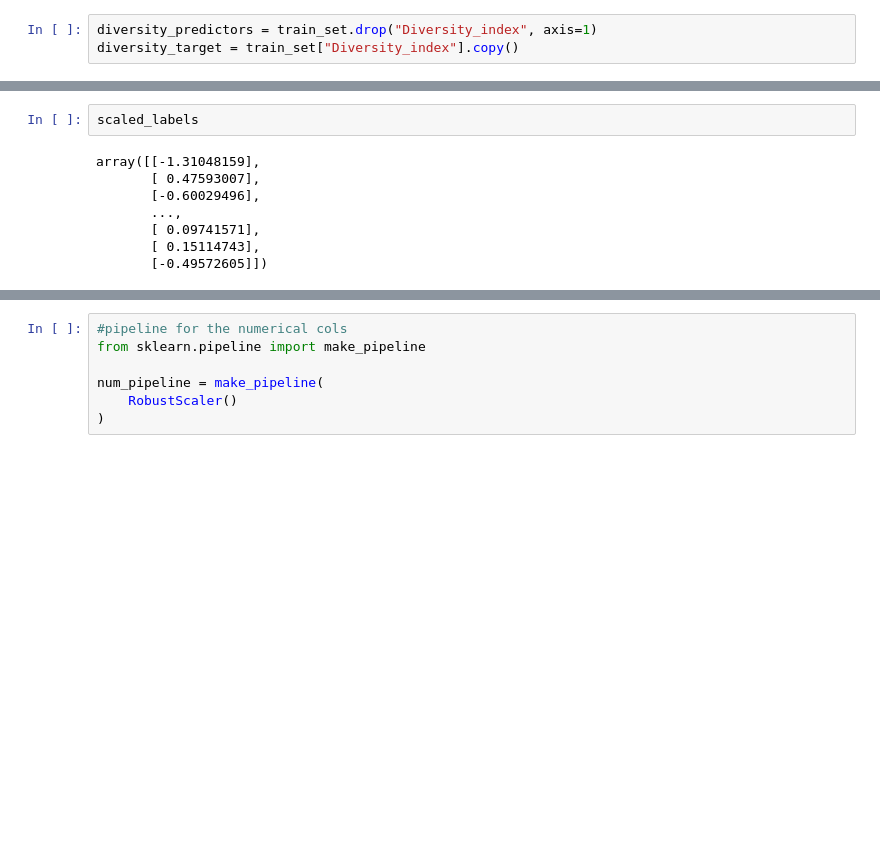
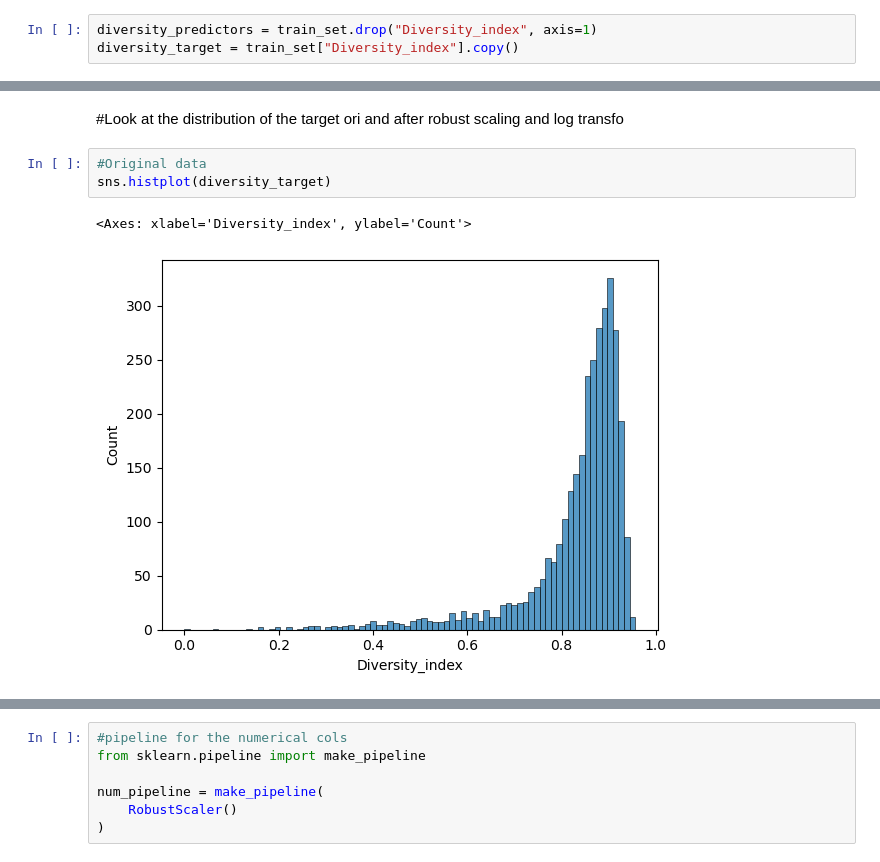
Before and after one commit to susmitha-ann/CoralReefFishSpeciesAssessment, a Jupyter notebook: ML_originaldata_createdfeat.ipynb, the cells around one changed output, grey strips where cells are left out. Saved outputs shown, nothing was run; the diff lists cells and outputs as text; blank space fills up the shorter version.

```diff
--- a/ML_originaldata_createdfeat.ipynb
+++ b/ML_originaldata_createdfeat.ipynb
@@ -938,10 +956,8 @@ predictions = target_scaler.inverse_transform(scaled_predictions)
-# %%
-scaled_labels
-# %% [output]
-array([[-1.31048159],
-       [ 0.47593007],
-       [-0.60029496],
-       ...,
-       [ 0.09741571],
-       [ 0.15114743],
-       [-0.49572605]])
+# %% [markdown]
+#Look at the distribution of the target ori and after robust scaling and log transfo
+# %%
+#Original data
+sns.histplot(diversity_target)
+# %% [output]
+<Axes: xlabel='Diversity_index', ylabel='Count'>
+[figure, added]
```
Also changed, not shown: parts of 33 cells of this notebook.
